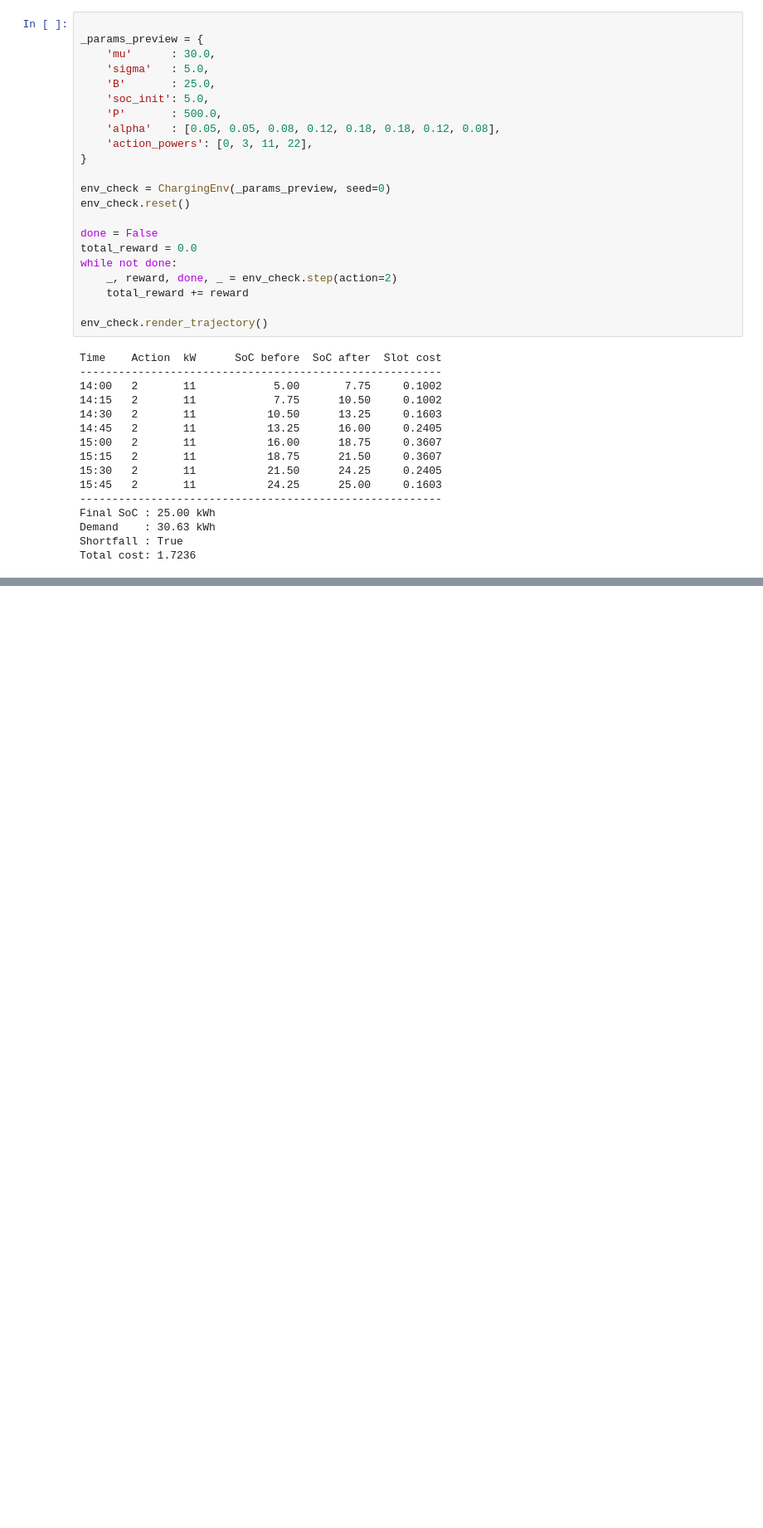
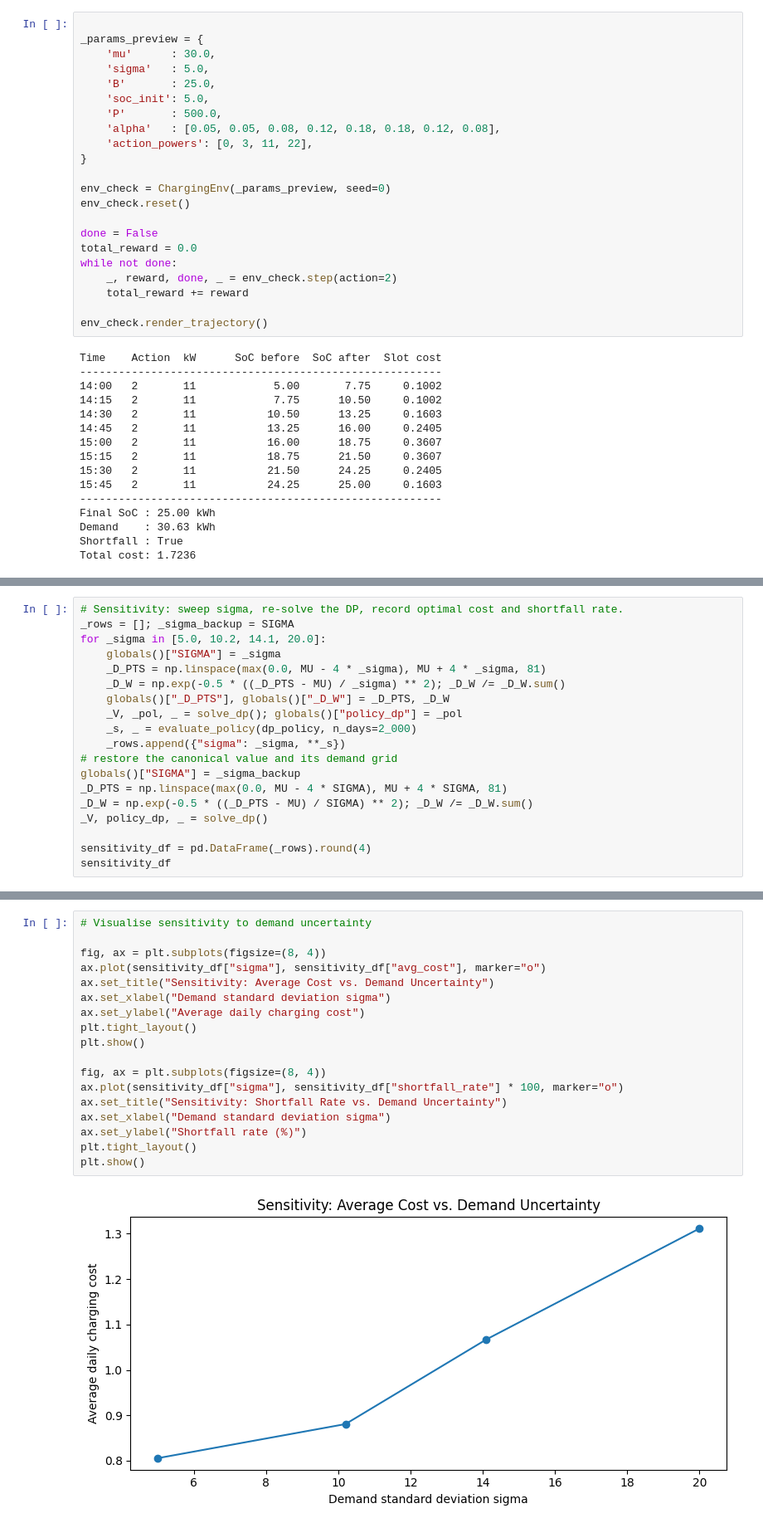
Before and after one commit to mariusmeurer/AAA-assignment, a Jupyter notebook: task4/task4.ipynb, the cells around one changed output, grey strips where cells are left out. Shown at 83% size. Cells and saved outputs as stored; diff of their text form; blank space fills up the shorter version.

```diff
--- a/task4/task4.ipynb
+++ b/task4/task4.ipynb
@@ -1085,0 +768,19 @@ Furthermore: We only report averages. A fleet operator cares about the worst cas
+# %%
+# Sensitivity: sweep sigma, re-solve the DP, record optimal cost and shortfall rate.
+_rows = []; _sigma_backup = SIGMA
+for _sigma in [5.0, 10.2, 14.1, 20.0]:
+    globals()["SIGMA"] = _sigma
+    _D_PTS = np.linspace(max(0.0, MU - 4 * _sigma), MU + 4 * _sigma, 81)
+    _D_W = np.exp(-0.5 * ((_D_PTS - MU) / _sigma) ** 2); _D_W /= _D_W.sum()
+    globals()["_D_PTS"], globals()["_D_W"] = _D_PTS, _D_W
+    _V, _pol, _ = solve_dp(); globals()["policy_dp"] = _pol
+    _s, _ = evaluate_policy(dp_policy, n_days=2_000)
+    _rows.append({"sigma": _sigma, **_s})
+# restore the canonical value and its demand grid
+globals()["SIGMA"] = _sigma_backup
+_D_PTS = np.linspace(max(0.0, MU - 4 * SIGMA), MU + 4 * SIGMA, 81)
+_D_W = np.exp(-0.5 * ((_D_PTS - MU) / SIGMA) ** 2); _D_W /= _D_W.sum()
+_V, policy_dp, _ = solve_dp()
+
+sensitivity_df = pd.DataFrame(_rows).round(4)
+sensitivity_df
@@ -1085,0 +793,20 @@ Furthermore: We only report averages. A fleet operator cares about the worst cas
+# %%
+# Visualise sensitivity to demand uncertainty
+
+fig, ax = plt.subplots(figsize=(8, 4))
+ax.plot(sensitivity_df["sigma"], sensitivity_df["avg_cost"], marker="o")
+ax.set_title("Sensitivity: Average Cost vs. Demand Uncertainty")
+ax.set_xlabel("Demand standard deviation sigma")
+ax.set_ylabel("Average daily charging cost")
+plt.tight_layout()
+plt.show()
+
+fig, ax = plt.subplots(figsize=(8, 4))
+ax.plot(sensitivity_df["sigma"], sensitivity_df["shortfall_rate"] * 100, marker="o")
+ax.set_title("Sensitivity: Shortfall Rate vs. Demand Uncertainty")
+ax.set_xlabel("Demand standard deviation sigma")
+ax.set_ylabel("Shortfall rate (%)")
+plt.tight_layout()
+plt.show()
+# %% [output]
+[figure, added]
```
Also changed, not shown: parts of 89 cells of this notebook.
